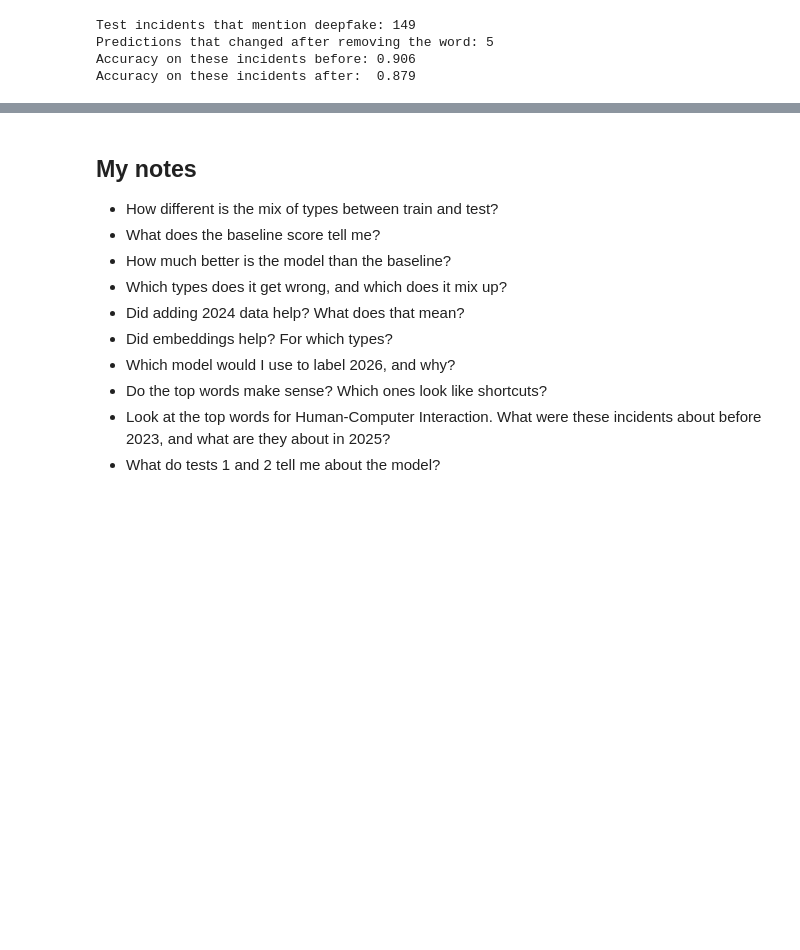
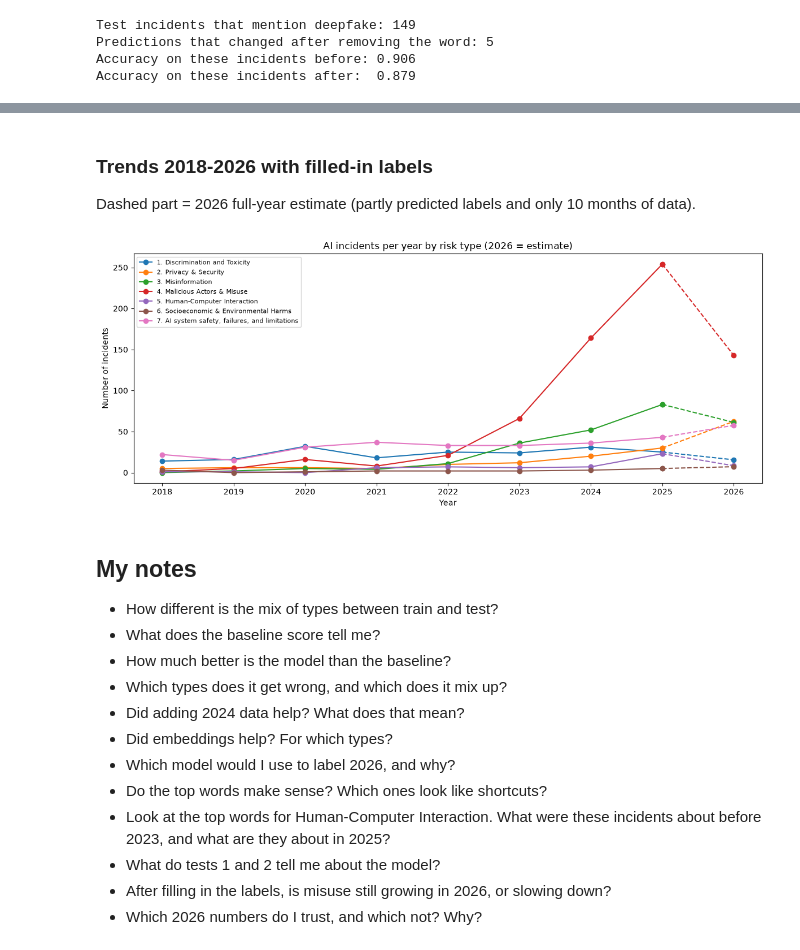
Before and after one commit to thepratimabaral/ai-incident-early-warning, a Jupyter notebook: 02_classifier.ipynb, the cells around one changed output, grey strips where cells are left out. Drawn from its saved outputs; the diff is of its cells as text; code cells hidden in the pictures; blank space fills up the shorter version.

Commit message:
Fill in missing risk types with the model and redraw trends to 2026

```diff
--- a/02_classifier.ipynb
+++ b/02_classifier.ipynb
@@ -403,0 +418,9 @@ Accuracy on these incidents after:  0.879
+# %%
+all_incidents = incidents.copy()
+all_incidents["year"] = pd.to_datetime(all_incidents["date"]).dt.year
+all_incidents = all_incidents.merge(mit[["Incident ID", "Risk Domain"]],
+                                    left_on="incident_id", right_on="Incident ID", how="left")
+
+unlabelled = all_incidents[all_incidents["Risk Domain"].isna()]
+print("Unlabelled incidents:", len(unlabelled))
+print(unlabelled["year"].value_counts().sort_index().tail(5))
@@ -403,0 +436,11 @@ Accuracy on these incidents after:  0.879
+# %%
+final_model = LogisticRegression(max_iter=3000, class_weight="balanced", C=best_C)
+final_model.fit(embedder.encode(data["description"].tolist()), data["Risk Domain"])
+
+predicted = final_model.predict(embedder.encode(unlabelled["description"].tolist()))
+
+all_incidents["label_source"] = "real"
+all_incidents.loc[unlabelled.index, "Risk Domain"] = predicted
+all_incidents.loc[unlabelled.index, "label_source"] = "predicted"
+
+all_incidents.groupby("year")["label_source"].value_counts().unstack(fill_value=0).loc[2022:]
@@ -404,3 +480,24 @@ Accuracy on these incidents after:  0.879
+# %% [markdown]
+### Trends 2018-2026 with filled-in labels
+
+Dashed part = 2026 full-year estimate (partly predicted labels and only 10 months of data).
+# %%
+counts = pd.crosstab(all_incidents["year"], all_incidents["Risk Domain"]).loc[2018:2026].astype(float)
+counts.loc[2026] = counts.loc[2026] / 10 * 12
+
+fig, ax = plt.subplots(figsize=(12, 5))
+for risk_type in counts.columns:
+    line, = ax.plot(counts.index[:-1], counts[risk_type].iloc[:-1], marker="o", label=risk_type)
+    ax.plot(counts.index[-2:], counts[risk_type].iloc[-2:], linestyle="--", marker="o", color=line.get_color())
+
+ax.set_title("AI incidents per year by risk type (2026 = estimate)")
+ax.set_xlabel("Year")
+ax.set_ylabel("Number of incidents")
+ax.legend(fontsize=8, loc="upper left")
+plt.tight_layout()
+plt.show()
+# %% [output]
+[figure, added]
 # %% [markdown]
 ## My notes
 
@@ -414,3 +511,5 @@ Accuracy on these incidents after:  0.879
 - Do the top words make sense? Which ones look like shortcuts?
 - Look at the top words for Human-Computer Interaction. What were these incidents about before 2023, and what are they about in 2025?
 - What do tests 1 and 2 tell me about the model?
+- After filling in the labels, is misuse still growing in 2026, or slowing down?
+- Which 2026 numbers do I trust, and which not? Why?
```
Also changed, not shown: parts of 5 cells of this notebook.
